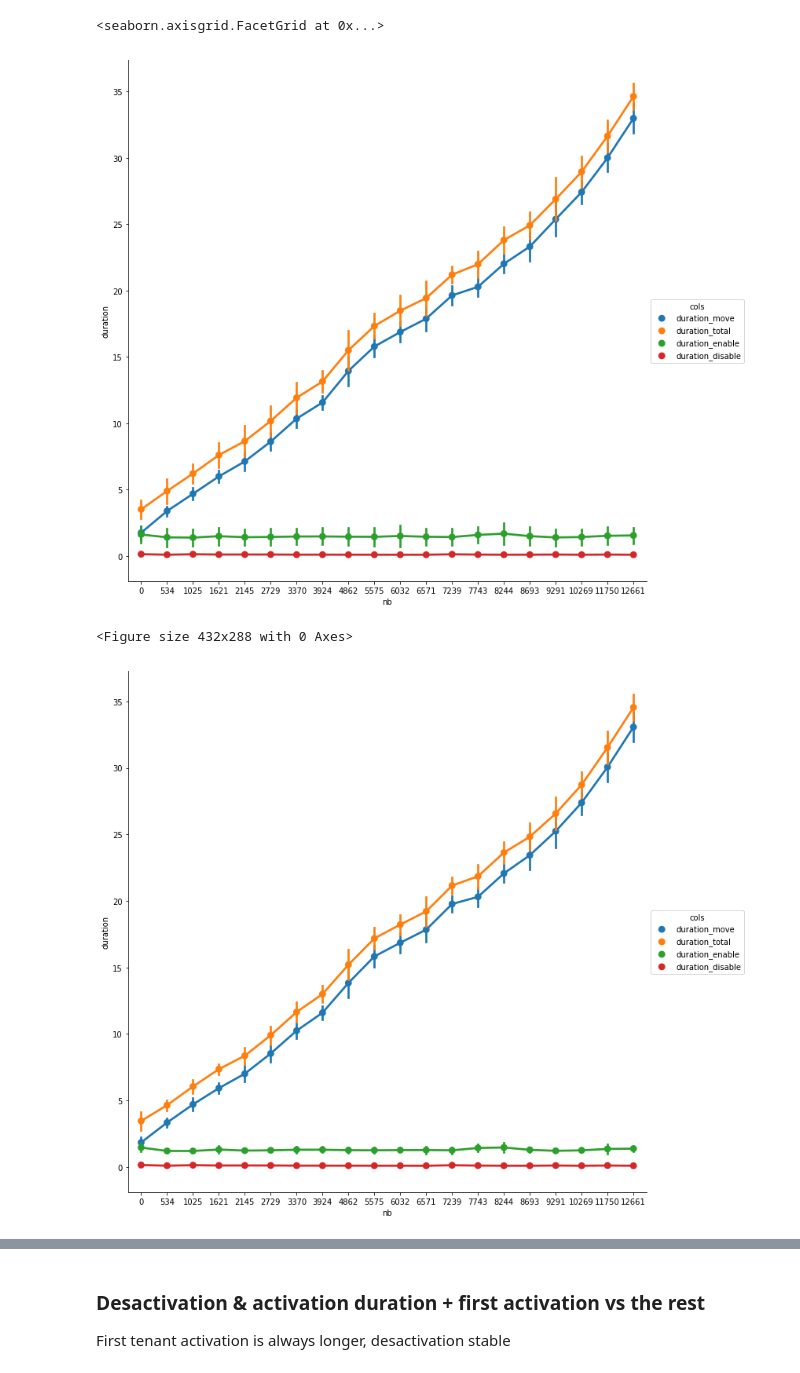
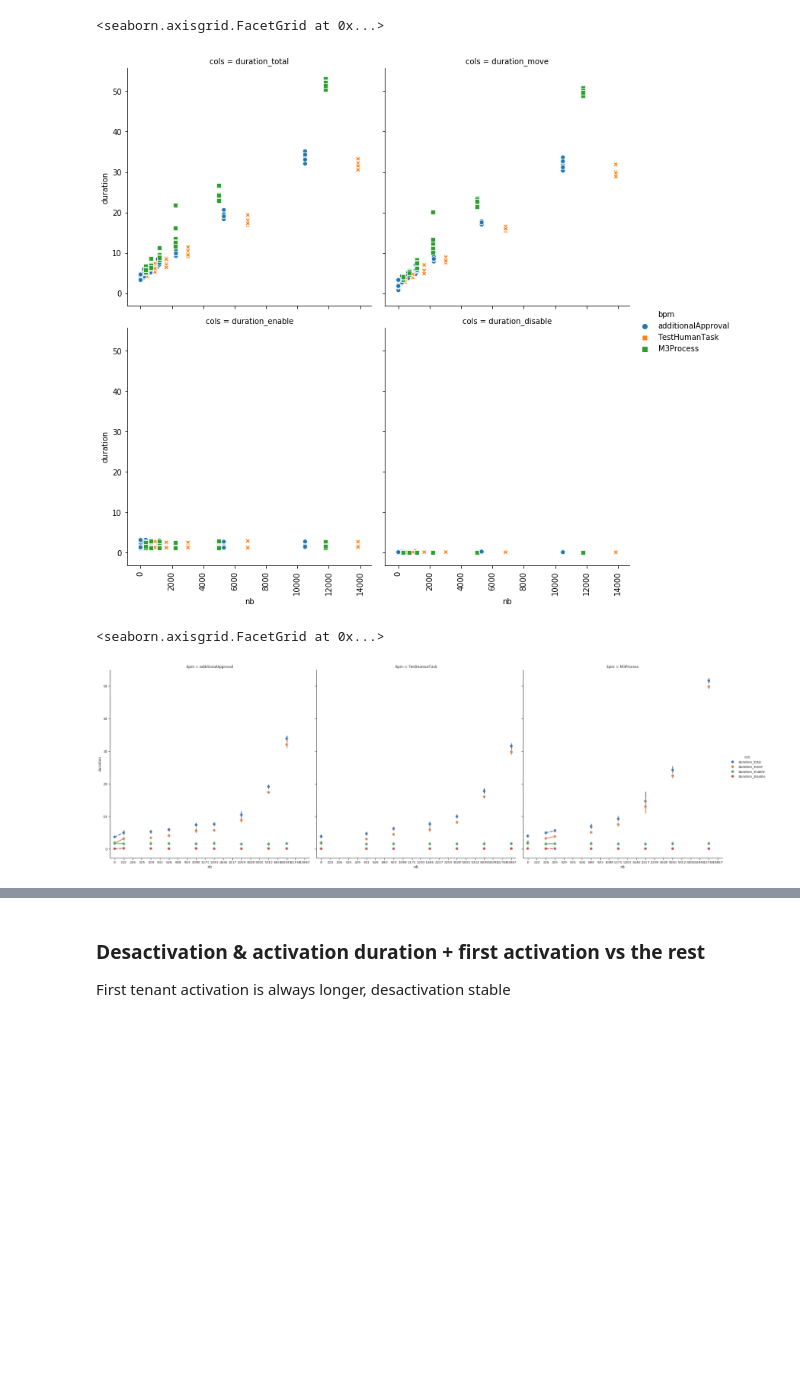
Before and after one commit to guillaumerosinosky/migration_bpms, a Jupyter notebook: xp1_results.ipynb, the cells around one changed output, grey strips where cells are left out. Drawn from its saved outputs; the diff is of its cells as text; code cells hidden in the pictures; blank space fills up the shorter version.

```diff
--- a/xp1_results.ipynb
+++ b/xp1_results.ipynb
@@ -7,13 +8,0 @@ import seaborn as sns
-# %%
-filename_base="xp1_migr_20180620174820" #
-df = None
-files = glob.glob("./results/{0}/*.csv".format(filename_base))
-print (files)
-for f in files:
-    #print (f)
-    filename=os.path.basename(f)
-    name = filename.split(".")[0].split("_")
-    if ("_migr_" in filename):
-        df_migr = pd.read_csv(f)
-
-df = df_migr
@@ -22,14 +136,22 @@ df = df_migr
 # %%
-df["index_launch"] = df.groupby("nb").cumcount()
+df_migr["index_launch"] = df_migr.groupby(["bpm","nb"]).cumcount()
 #df.groupby("nb").mean().plot()
-df_nofirst = df[df["index_launch"]>0]
-d = df[["nb","duration_move", "duration_total", "duration_enable", "duration_disable"]].melt('nb', var_name='cols',  value_name='duration')
-sns.factorplot(x="nb", y="duration", hue="cols", data=d,size=10, kind="point",ci="sd")
-plt.figure()
-d = df_nofirst[["nb","duration_move", "duration_total", "duration_enable", "duration_disable"]].melt('nb', var_name='cols',  value_name='duration')
-sns.factorplot(x="nb", y="duration", hue="cols", data=d,size=10, kind="point",ci="sd")
+df_nofirst = df_migr[df_migr["index_launch"]>0]
+#d = df[["nb","duration_move", "duration_total", "duration_enable", "duration_disable"]].melt('nb', var_name='cols', value_name='duration')
+d = df_migr[["bpm", "nb","duration_total", "duration_move", "duration_enable", "duration_disable"]].melt(id_vars=['bpm','nb'], var_name='cols', value_name='duration')
+g = sns.relplot(x="nb", y="duration", hue="bpm", kind="scatter",col="cols", data=d,style="bpm",col_wrap=2)
+g.set_xticklabels(rotation=90)
+#sns.factorplot(x="nb", y="duration", hue="cols", col="bpm", data=d,size=10, kind="point",ci="sd")
+#plt.figure()
+#d = df_nofirst[["bpm","nb","duration_move", "duration_total", "duration_enable", "duration_disable"]].melt(id_vars=['bpm','nb'], var_name='cols',  value_name='duration')
+#g = sns.factorplot(x="nb", y="duration", hue="cols", col="bpm",data=d, kind="point",ci="sd")
+#g.set_xticklabels(rotation=90)
 # %% [output]
 <seaborn.axisgrid.FacetGrid at 0x...>
-[figure, old version]
+[figure, new version]
-<Figure size 432x288 with 0 Axes>
-[figure, removed]
+# %%
+sns.set(style="ticks")
+sns.factorplot(x="nb", y="duration", hue="cols", col="bpm", data=d,size=10, linestyles=["--", "-","-","--"])
+# %% [output]
+<seaborn.axisgrid.FacetGrid at 0x...>
+[figure, added]
```
Also changed, not shown: parts of 8 cells of this notebook, 18 other files.
